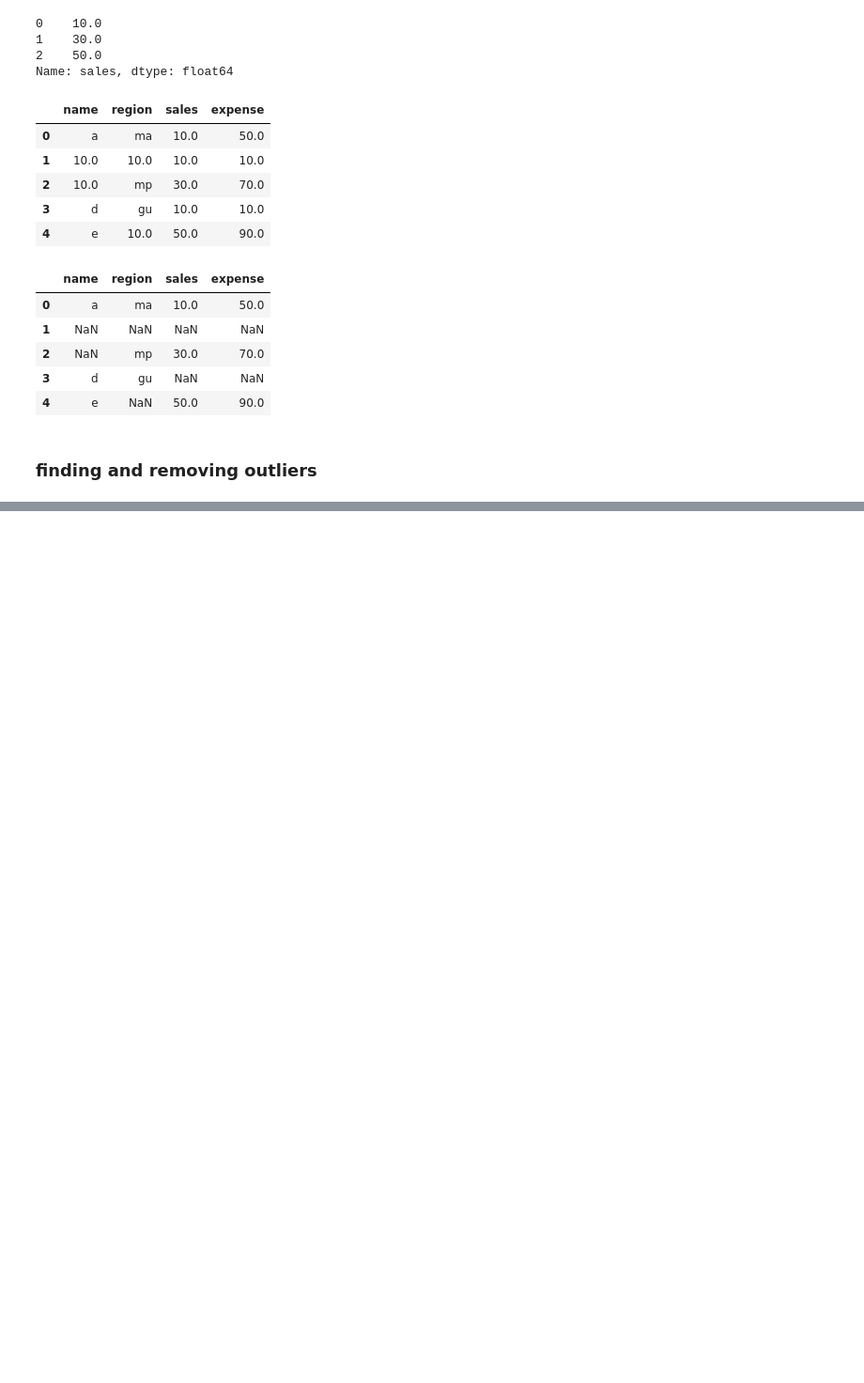
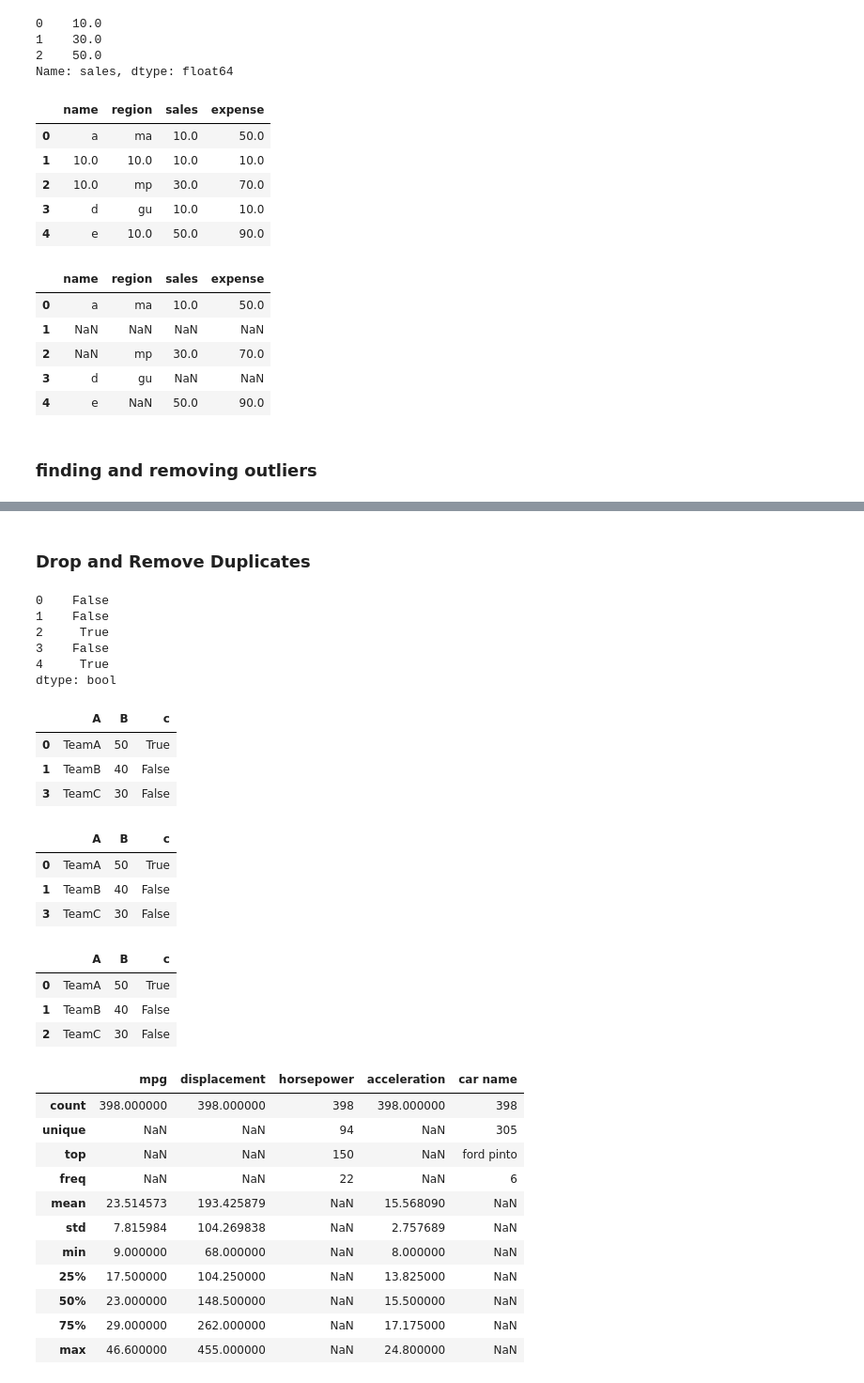
Before and after one commit to happypatel15/python2, a Jupyter notebook: codes/pandas.ipynb, the cells around one changed output, grey strips where cells are left out. Shown at 94% size. Drawn from its saved outputs; the diff is of its cells as text; code cells hidden in the pictures; blank space fills up the shorter version.

```diff
--- a/codes/pandas.ipynb
+++ b/codes/pandas.ipynb
@@ -404,0 +439,27 @@ sales_data.fillna(sales_data['sales'].mode())
+# %% [markdown]
+<h3> Drop and Remove Duplicates </h3>
+# %%
+data = {
+    "A": ["TeamA", "TeamB", "TeamB", "TeamC", "TeamA"],
+    "B": [50, 40, 40, 30, 50],
+    "c": [True,False,False,False,True]
+}
+df = pd.DataFrame(data)
+
+dups = df.duplicated()
+dups
+# %% [output]
+0    False
+1    False
+2     True
+3    False
+4     True
+dtype: bool
+# %%
+df = df.drop_duplicates()
+df
+# %% [output]
+|  | A | B | c |
+| 0 | TeamA | 50 | True |
+| 1 | TeamB | 40 | False |
+| 3 | TeamC | 30 | False |
@@ -404,0 +468,29 @@ sales_data.fillna(sales_data['sales'].mode())
+# %%
+df
+# %% [output]
+|  | A | B | c |
+| 0 | TeamA | 50 | True |
+| 1 | TeamB | 40 | False |
+| 3 | TeamC | 30 | False |
+# %%
+df.reset_index(drop=True)
+# %% [output]
+|  | A | B | c |
+| 0 | TeamA | 50 | True |
+| 1 | TeamB | 40 | False |
+| 2 | TeamC | 30 | False |
+# %%
+datasets.describe(include=['float','object'])
+# %% [output]
+|  | mpg | displacement | horsepower | acceleration | car name |
+| count | 398.000000 | 398.000000 | 398 | 398.000000 | 398 |
+| unique | NaN | NaN | 94 | NaN | 305 |
+| top | NaN | NaN | 150 | NaN | ford pinto |
+| freq | NaN | NaN | 22 | NaN | 6 |
+| mean | 23.514573 | 193.425879 | NaN | 15.568090 | NaN |
+| std | 7.815984 | 104.269838 | NaN | 2.757689 | NaN |
+| min | 9.000000 | 68.000000 | NaN | 8.000000 | NaN |
+| 25% | 17.500000 | 104.250000 | NaN | 13.825000 | NaN |
+| 50% | 23.000000 | 148.500000 | NaN | 15.500000 | NaN |
+| 75% | 29.000000 | 262.000000 | NaN | 17.175000 | NaN |
+| max | 46.600000 | 455.000000 | NaN | 24.800000 | NaN |
```
Also changed, not shown: parts of 8 cells of this notebook.
